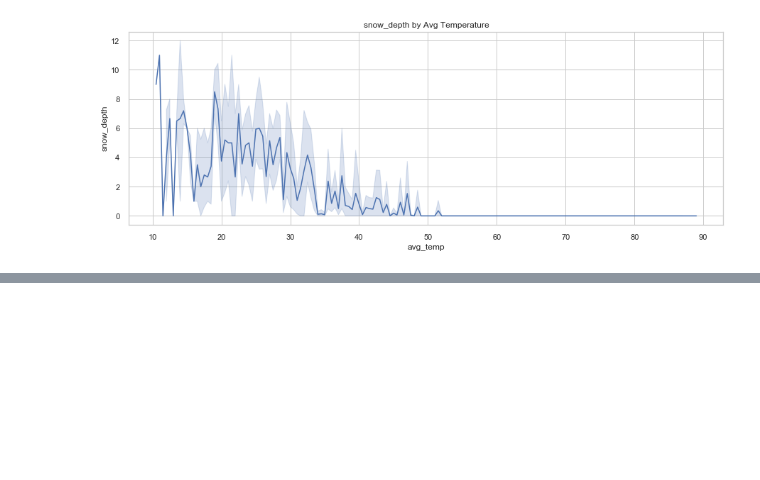
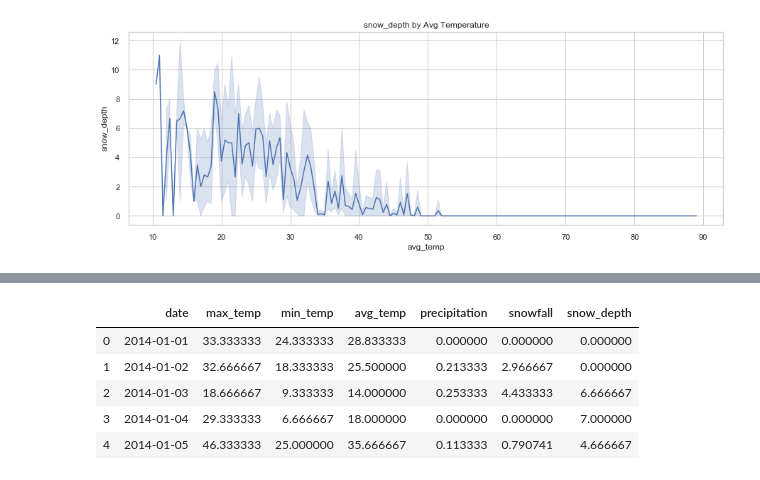
Before and after one commit to marioceron/DS4A_Datathon_Team03_2019, a Jupyter notebook: 1_ReadingCleaning_Weather.ipynb, the cells around one changed output, grey strips where cells are left out. Cells and saved outputs as stored; diff of their text form; code cells hidden in the pictures; blank space fills up the shorter version.

```diff
--- a/1_ReadingCleaning_Weather.ipynb
+++ b/1_ReadingCleaning_Weather.ipynb
@@ -242,0 +262,10 @@ weather.to_parquet(path + '/weather_filtered.parquet', engine = 'pyarrow')
+# %%
+weather_grouped = weather.groupby('date')[['max_temp', 'min_temp', 'avg_temp', 'precipitation', 'snowfall', 'snow_depth']].mean().reset_index()
+weather_grouped.head()
+# %% [output]
+|  | date | max_temp | min_temp | avg_temp | precipitation | snowfall | snow_depth |
+| 0 | 2014-01-01 | 33.333333 | 24.333333 | 28.833333 | 0.000000 | 0.000000 | 0.000000 |
+| 1 | 2014-01-02 | 32.666667 | 18.333333 | 25.500000 | 0.213333 | 2.966667 | 0.000000 |
+| 2 | 2014-01-03 | 18.666667 | 9.333333 | 14.000000 | 0.253333 | 4.433333 | 6.666667 |
+| 3 | 2014-01-04 | 29.333333 | 6.666667 | 18.000000 | 0.000000 | 0.000000 | 7.000000 |
+| 4 | 2014-01-05 | 46.333333 | 25.000000 | 35.666667 | 0.113333 | 0.790741 | 4.666667 |
```
Also changed, not shown: parts of 5 cells of this notebook, 4 other files.
